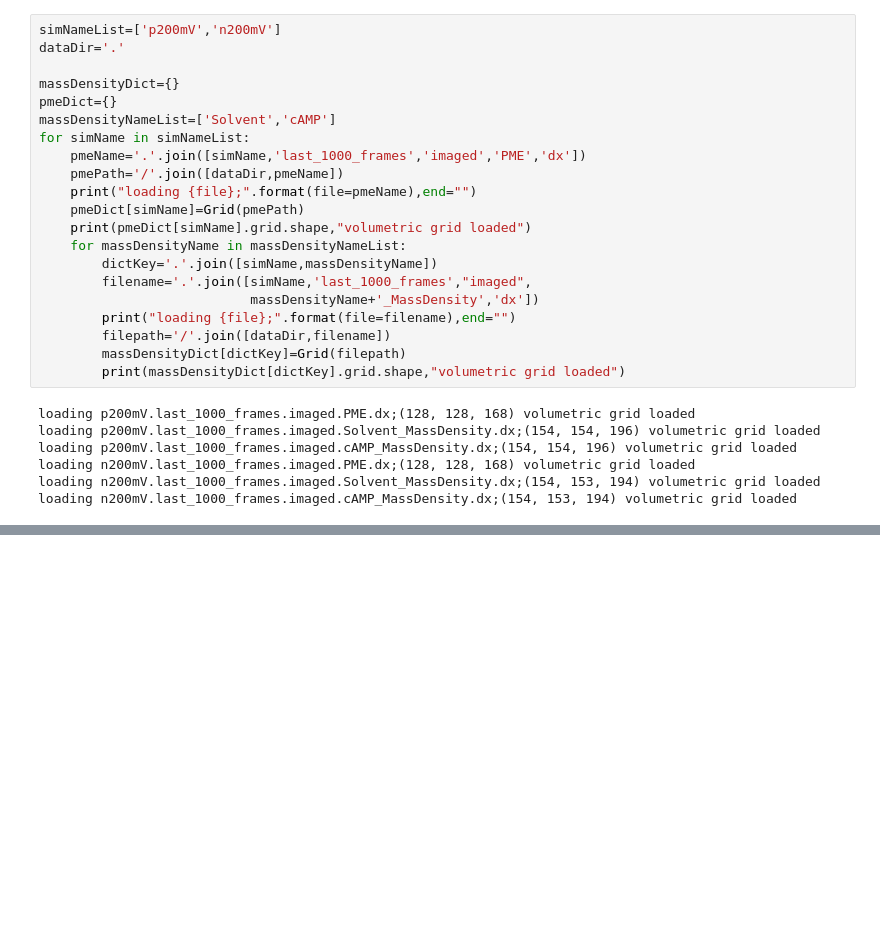
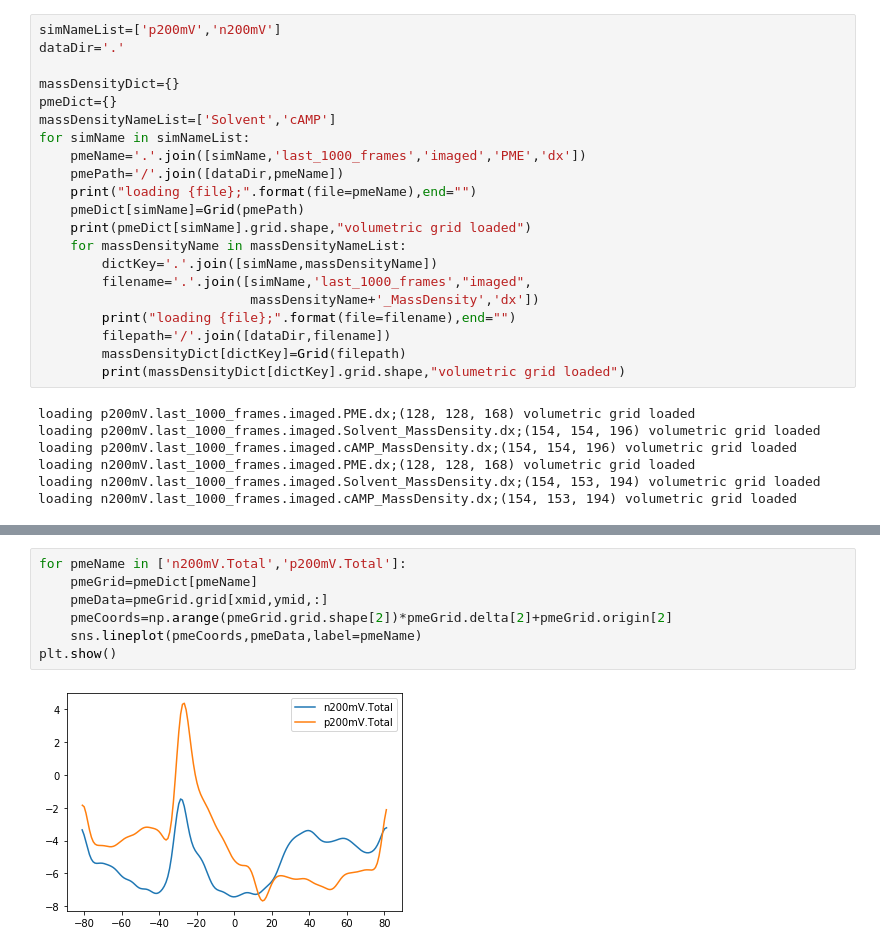
Before and after one commit to wesleymsmith/CX26_PME_Analysis, a Jupyter notebook: PME_Analysis_Notebook.ipynb, the cells around one changed output, grey strips where cells are left out. Drawn from its saved outputs; the diff is of its cells as text; blank space fills up the shorter version.

```diff
--- a/PME_Analysis_Notebook.ipynb
+++ b/PME_Analysis_Notebook.ipynb
@@ -628,0 +817,9 @@ interactive(children=(FloatSlider(value=0.01, description='cutVal', max=2.0, rea
+# %%
+for pmeName in ['n200mV.Total','p200mV.Total']:
+    pmeGrid=pmeDict[pmeName]
+    pmeData=pmeGrid.grid[xmid,ymid,:]
+    pmeCoords=np.arange(pmeGrid.grid.shape[2])*pmeGrid.delta[2]+pmeGrid.origin[2]
+    sns.lineplot(pmeCoords,pmeData,label=pmeName)
+plt.show()
+# %% [output]
+[figure, added]
```
Also changed, not shown: parts of 7 cells of this notebook, 10 other files.
